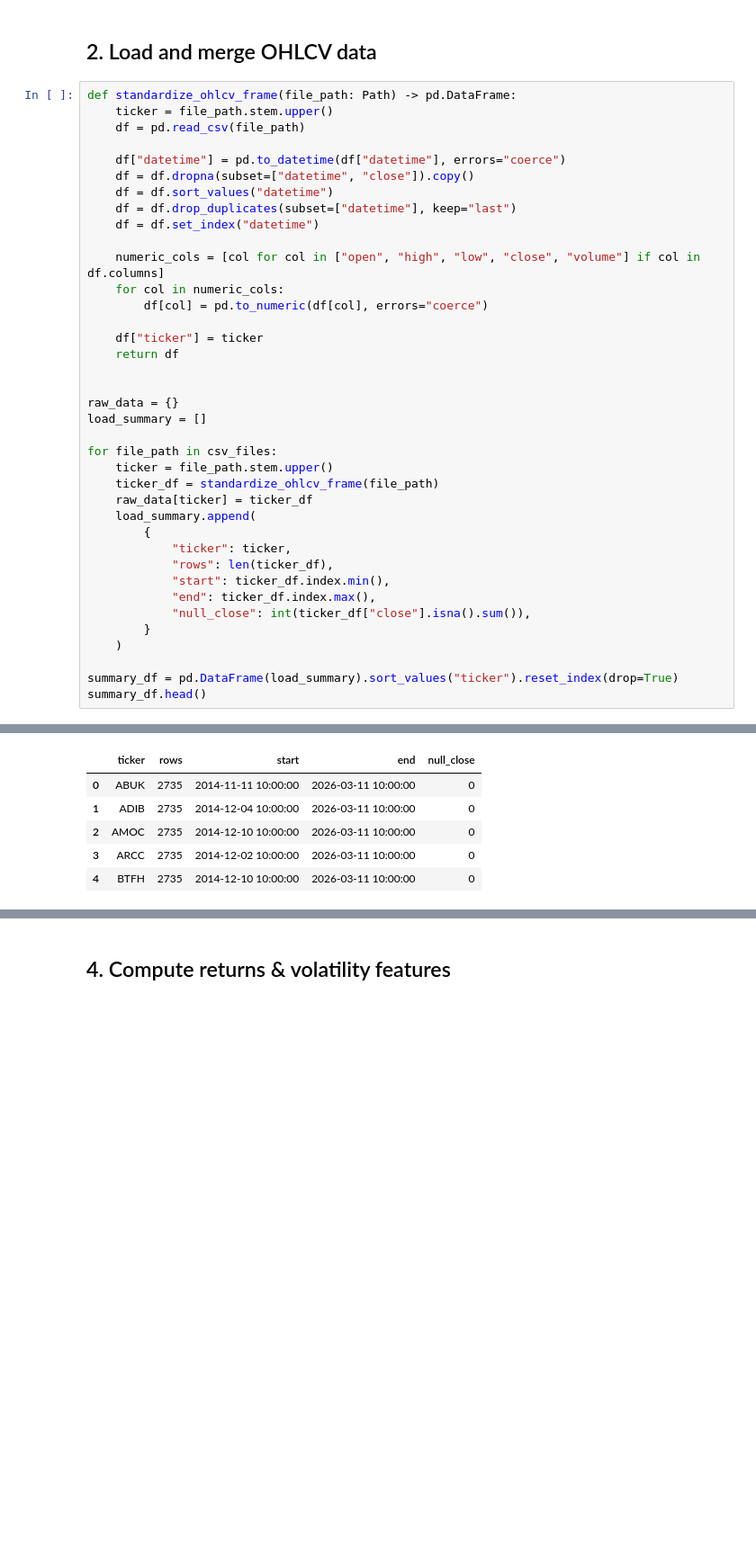
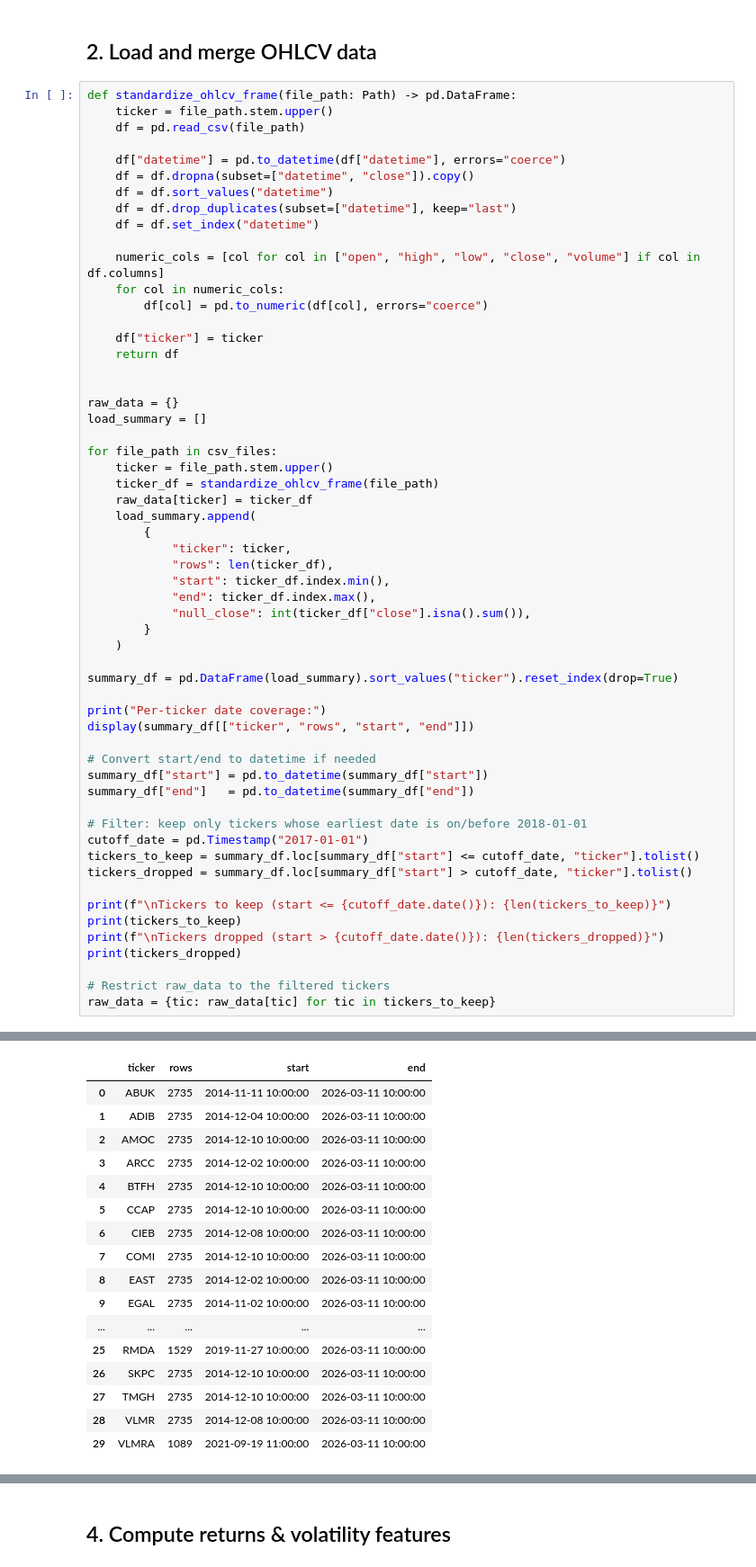
Before and after one commit to miraemad319/Portfolio_Personalization, a Jupyter notebook: src/notebooks/01_feature_engineering.ipynb, the cells around one changed output, grey strips where cells are left out. Shown at 90% size. Drawn from its saved outputs; the diff is of its cells as text; blank space fills up the shorter version.

Commit message:
Dropped 4 stocks to keep 10-year data

```diff
--- a/src/notebooks/01_feature_engineering.ipynb
+++ b/src/notebooks/01_feature_engineering.ipynb
@@ -78,5 +78,24 @@ for file_path in csv_files:
     )
 
 summary_df = pd.DataFrame(load_summary).sort_values("ticker").reset_index(drop=True)
-summary_df.head()
+
+print("Per-ticker date coverage:")
+display(summary_df[["ticker", "rows", "start", "end"]])
+
+# Convert start/end to datetime if needed
+summary_df["start"] = pd.to_datetime(summary_df["start"])
+summary_df["end"]   = pd.to_datetime(summary_df["end"])
+
+# Filter: keep only tickers whose earliest date is on/before 2018-01-01
+cutoff_date = pd.Timestamp("2017-01-01")
+tickers_to_keep = summary_df.loc[summary_df["start"] <= cutoff_date, "ticker"].tolist()
+tickers_dropped = summary_df.loc[summary_df["start"] > cutoff_date, "ticker"].tolist()
+
+print(f"\nTickers to keep (start <= {cutoff_date.date()}): {len(tickers_to_keep)}")
+print(tickers_to_keep)
+print(f"\nTickers dropped (start > {cutoff_date.date()}): {len(tickers_dropped)}")
+print(tickers_dropped)
+
+# Restrict raw_data to the filtered tickers
+raw_data = {tic: raw_data[tic] for tic in tickers_to_keep}
 # %% [output]
@@ -83,6 +103,17 @@ summary_df.head()
-|  | ticker | rows | start | end | null_close |
-| 0 | ABUK | 2735 | 2014-11-11 10:00:00 | 2026-03-11 10:00:00 | 0 |
-| 1 | ADIB | 2735 | 2014-12-04 10:00:00 | 2026-03-11 10:00:00 | 0 |
-| 2 | AMOC | 2735 | 2014-12-10 10:00:00 | 2026-03-11 10:00:00 | 0 |
-| 3 | ARCC | 2735 | 2014-12-02 10:00:00 | 2026-03-11 10:00:00 | 0 |
-| 4 | BTFH | 2735 | 2014-12-10 10:00:00 | 2026-03-11 10:00:00 | 0 |
+|  | ticker | rows | start | end |
+| 0 | ABUK | 2735 | 2014-11-11 10:00:00 | 2026-03-11 10:00:00 |
+| 1 | ADIB | 2735 | 2014-12-04 10:00:00 | 2026-03-11 10:00:00 |
+| 2 | AMOC | 2735 | 2014-12-10 10:00:00 | 2026-03-11 10:00:00 |
+| 3 | ARCC | 2735 | 2014-12-02 10:00:00 | 2026-03-11 10:00:00 |
+| 4 | BTFH | 2735 | 2014-12-10 10:00:00 | 2026-03-11 10:00:00 |
+| 5 | CCAP | 2735 | 2014-12-10 10:00:00 | 2026-03-11 10:00:00 |
+| 6 | CIEB | 2735 | 2014-12-08 10:00:00 | 2026-03-11 10:00:00 |
+| 7 | COMI | 2735 | 2014-12-10 10:00:00 | 2026-03-11 10:00:00 |
+| 8 | EAST | 2735 | 2014-12-02 10:00:00 | 2026-03-11 10:00:00 |
+| 9 | EGAL | 2735 | 2014-11-02 10:00:00 | 2026-03-11 10:00:00 |
+| ... | ... | ... | ... | ... |
+| 25 | RMDA | 1529 | 2019-11-27 10:00:00 | 2026-03-11 10:00:00 |
+| 26 | SKPC | 2735 | 2014-12-10 10:00:00 | 2026-03-11 10:00:00 |
+| 27 | TMGH | 2735 | 2014-12-10 10:00:00 | 2026-03-11 10:00:00 |
+| 28 | VLMR | 2735 | 2014-12-08 10:00:00 | 2026-03-11 10:00:00 |
+| 29 | VLMRA | 1089 | 2021-09-19 11:00:00 | 2026-03-11 10:00:00 |
```
Also changed, not shown: parts of 7 cells of this notebook, 2 other files.
